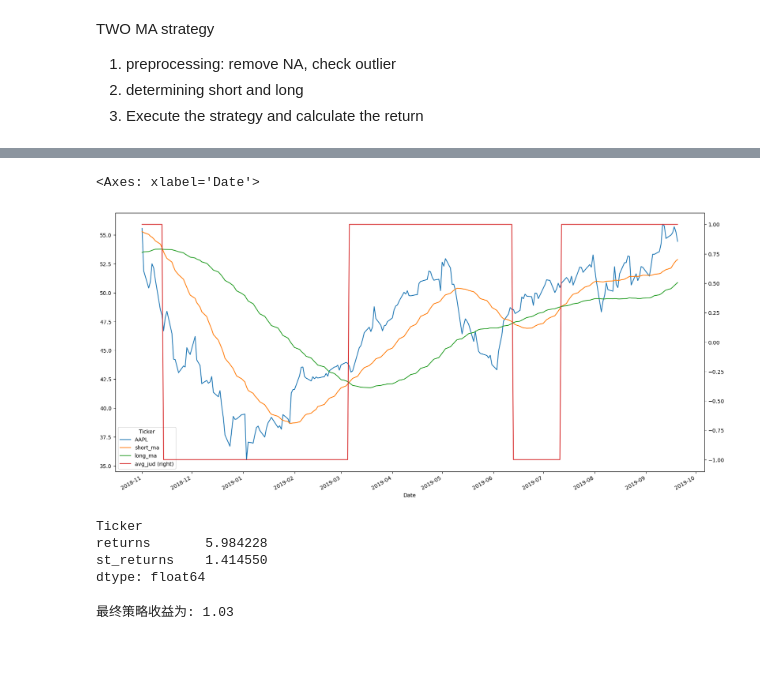
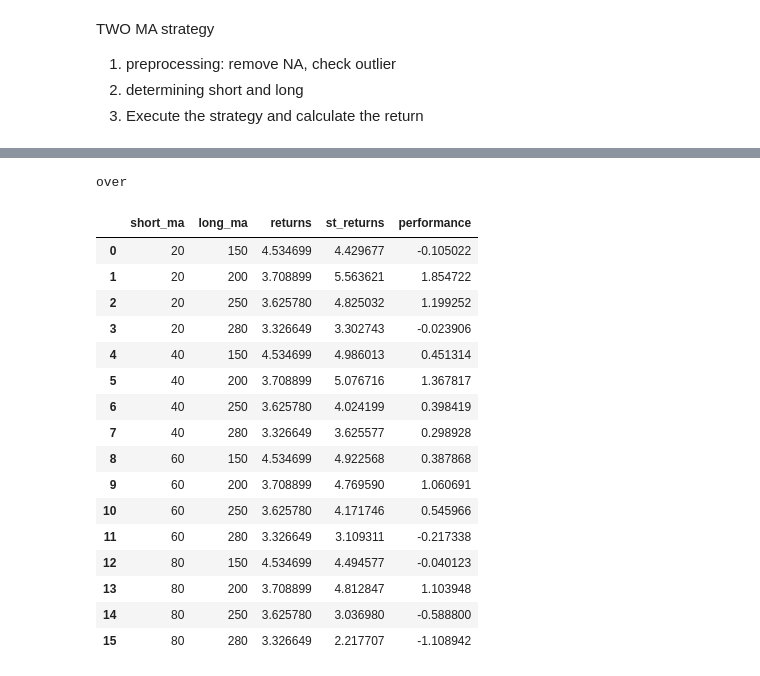
Before and after one commit to tenofovir/stock_analysis_tool, a Jupyter notebook: Quant.ipynb, the cells around one changed output, grey strips where cells are left out. Drawn from its saved outputs; the diff is of its cells as text; code cells hidden in the pictures.

```diff
--- a/Quant.ipynb
+++ b/Quant.ipynb
@@ -283,16 +275,53 @@ df["st_returns"] = df['avg_jud'].shift(1)*df["returns"]
-# %%
-df["2018-11-01":"2019-09-21"][["AAPL","short_ma","long_ma","avg_jud"]].plot(figsize= (20,10),secondary_y = "avg_jud")
-# %% [output]
-<Axes: xlabel='Date'>
-[figure, removed]
 # %%
-df.dropna(inplace=True)
-np.exp(df[['returns','st_returns']].sum())
+#Adjust parameters
+from itertools import product
+df = close_prices[['AAPL']].dropna()
+short_ma = [20,40,60,80]
+long_ma = [150,200,250,280]
+res = pd.DataFrame(columns=["short_ma", "long_ma", "returns", "st_returns", "performance"])
+
+# Traverse all combinations of (short_ma, long_ma) parameters.
+for ma1, ma2 in product(short_ma, long_ma):
+    if ma1 >= ma2:
+        continue
+    df_temp = df.copy()
+
+    df_temp["returns"] = np.log(df_temp['AAPL'] / df_temp['AAPL'].shift(1))
+    df_temp["short_ma"] = df_temp['AAPL'].rolling(ma1).mean()
+    df_temp["long_ma"] = df_temp['AAPL'].rolling(ma2).mean()
+    df_temp.dropna(inplace=True)
+    df_temp["avg_jud"] = np.where(df_temp["short_ma"] > df_temp["long_ma"], 1, -1)
+    df_temp["st_returns"] = df_temp["avg_jud"].shift(1) * df_temp["returns"]
+    df_temp.dropna(inplace=True)
+    performance = np.exp(df_temp[['returns', 'st_returns']].sum())
+
+    res = pd.concat([res, pd.DataFrame({
+        'short_ma': [ma1],
+        'long_ma': [ma2],
+        'returns': [performance['returns']],
+        'st_returns': [performance['st_returns']],
+        'performance': [performance['st_returns'] - performance['returns']]
+    })], ignore_index=True)
+print('over')
 # %% [output]
-Ticker
-returns       5.984228
-st_returns    1.414550
-dtype: float64
+over
 # %%
+res
 # %% [output]
-最终策略收益为: 1.03
+|  | short_ma | long_ma | returns | st_returns | performance |
+| 0 | 20 | 150 | 4.534699 | 4.429677 | -0.105022 |
+| 1 | 20 | 200 | 3.708899 | 5.563621 | 1.854722 |
+| 2 | 20 | 250 | 3.625780 | 4.825032 | 1.199252 |
+| 3 | 20 | 280 | 3.326649 | 3.302743 | -0.023906 |
+| 4 | 40 | 150 | 4.534699 | 4.986013 | 0.451314 |
+| 5 | 40 | 200 | 3.708899 | 5.076716 | 1.367817 |
+| 6 | 40 | 250 | 3.625780 | 4.024199 | 0.398419 |
+| 7 | 40 | 280 | 3.326649 | 3.625577 | 0.298928 |
+| 8 | 60 | 150 | 4.534699 | 4.922568 | 0.387868 |
+| 9 | 60 | 200 | 3.708899 | 4.769590 | 1.060691 |
+| 10 | 60 | 250 | 3.625780 | 4.171746 | 0.545966 |
+| 11 | 60 | 280 | 3.326649 | 3.109311 | -0.217338 |
+| 12 | 80 | 150 | 4.534699 | 4.494577 | -0.040123 |
+| 13 | 80 | 200 | 3.708899 | 4.812847 | 1.103948 |
+| 14 | 80 | 250 | 3.625780 | 3.036980 | -0.588800 |
+| 15 | 80 | 280 | 3.326649 | 2.217707 | -1.108942 |
```
Also changed, not shown: parts of 4 cells of this notebook.
